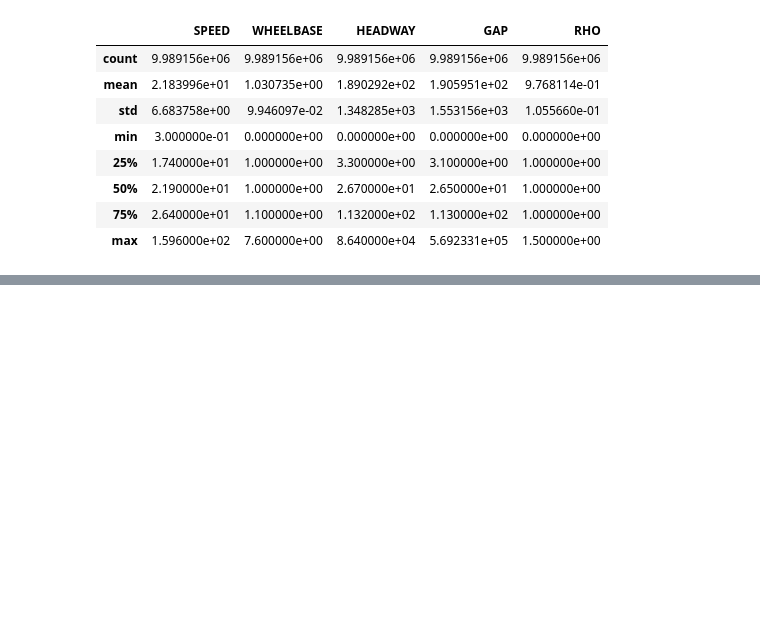
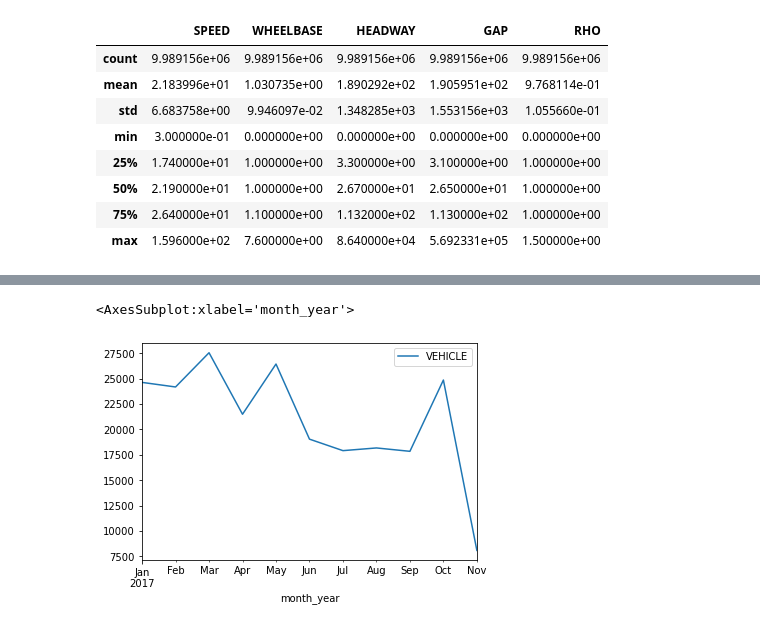
Before and after one commit to CaroPattle/bicycle_data_melbourne, a Jupyter notebook: bicycle_flows/bicycle_data_melbourne.ipynb, the cells around one changed output, grey strips where cells are left out. Cells and saved outputs as stored; diff of their text form; code cells hidden in the pictures; blank space fills up the shorter version.

```diff
--- a/bicycle_flows/bicycle_data_melbourne.ipynb
+++ b/bicycle_flows/bicycle_data_melbourne.ipynb
@@ -168,0 +284,5 @@ dfs.describe()
+# %%
+site_by_month.groupby('month_year')['VEHICLE'].median().reset_index().plot(x='month_year', y='VEHICLE')
+# %% [output]
+<AxesSubplot:xlabel='month_year'>
+[figure, added]
```
Also changed, not shown: parts of 13 cells of this notebook, 1 other file.
